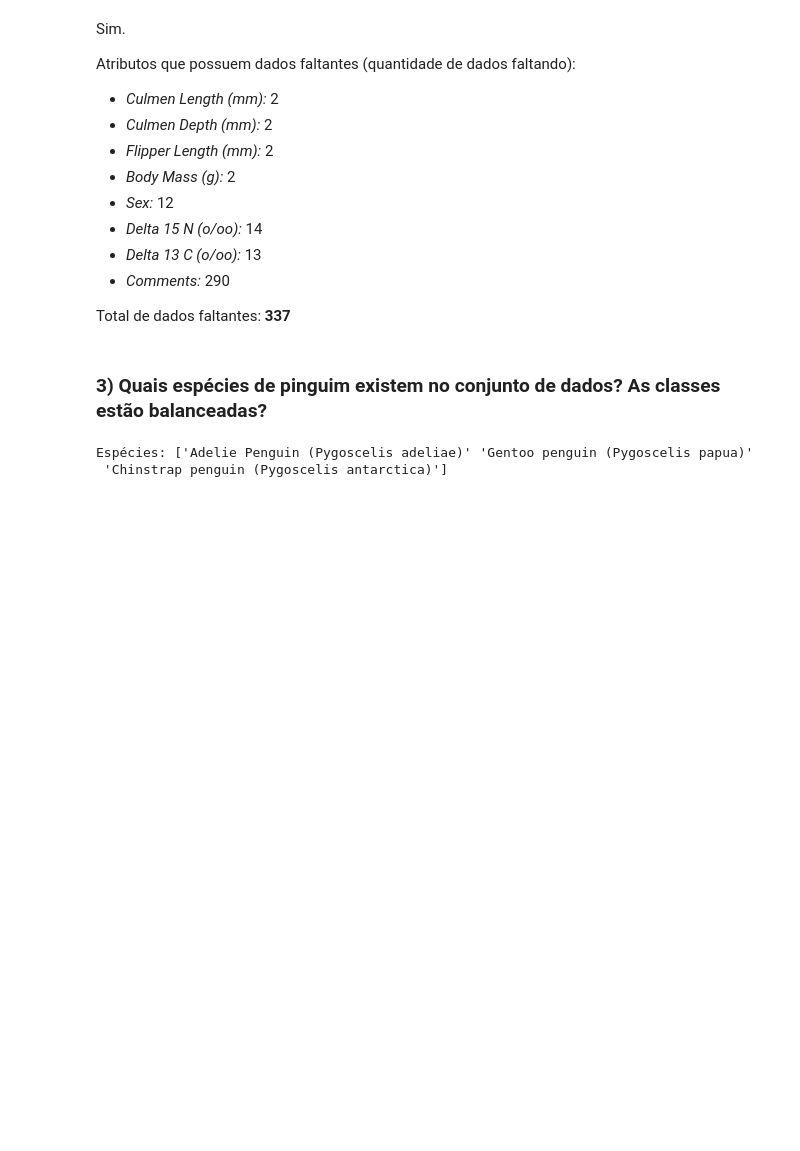
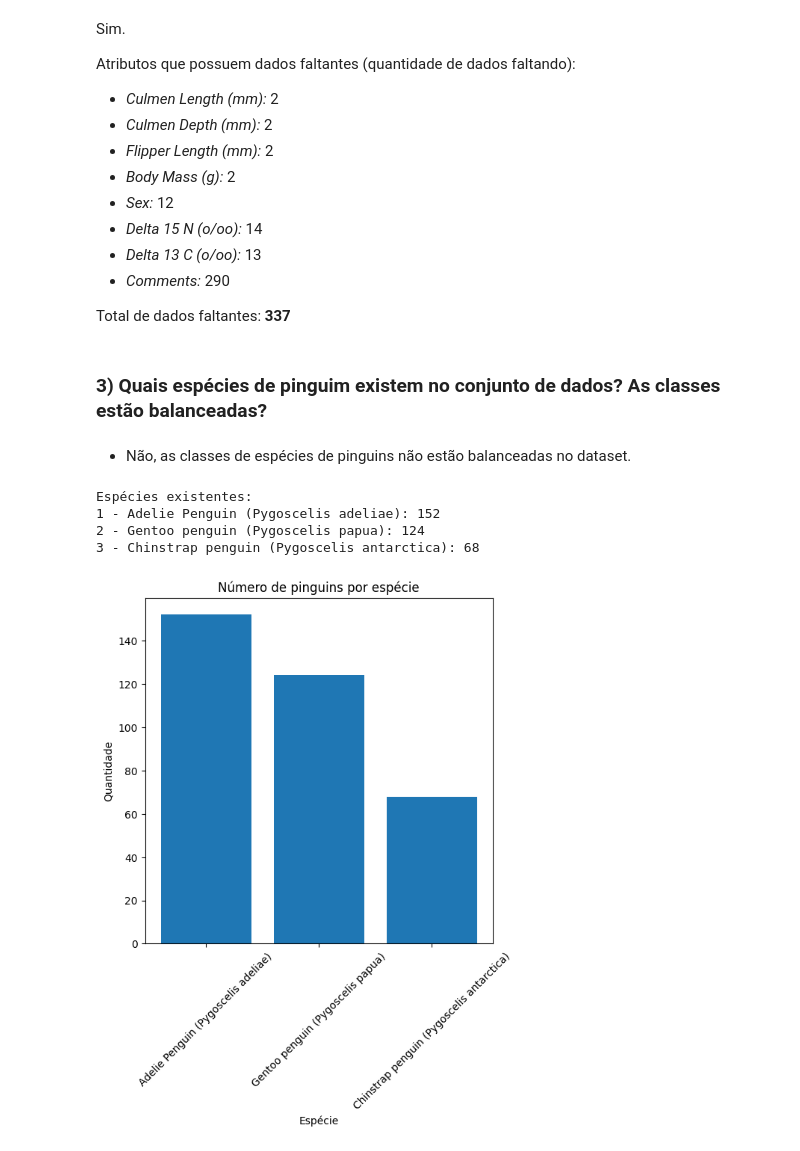
Before and after one commit to ighortelles/cpa-exerc-aed, a Jupyter notebook: main.ipynb, the cells around one changed output. Saved outputs shown, nothing was run; the diff lists cells and outputs as text; code cells hidden in the pictures; blank space fills up the shorter version.

```diff
--- a/main.ipynb
+++ b/main.ipynb
@@ -105,9 +111,24 @@ Atributos que possuem dados faltantes (quantidade de dados faltando):
 Total de dados faltantes: **337**
 # %% [markdown]
 ### 3) Quais espécies de pinguim existem no conjunto de dados? As classes estão balanceadas?
+# %% [markdown]
+- Não, as classes de espécies de pinguins não estão balanceadas no dataset.
 # %%
-especies = penguins['Species'].unique()
-print(f"Espécies: {especies}")
+especies = penguins['Species'].value_counts().to_frame().reset_index()
+print('Espécies existentes: ')
+for index, row in especies.iterrows():
+    print(f"{index+1} - {row['Species']}: {row['count']}")
+
+plt.figure(figsize=(6, 6))
+plt.bar(especies['Species'], especies['count'])
+plt.title("Número de pinguins por espécie")
+plt.xlabel("Espécie")
+plt.ylabel("Quantidade")
+plt.tick_params(axis='x', labelrotation=45)
+plt.show()
 # %% [output]
-Espécies: ['Adelie Penguin (Pygoscelis adeliae)' 'Gentoo penguin (Pygoscelis papua)'
- 'Chinstrap penguin (Pygoscelis antarctica)']
+Espécies existentes:
+1 - Adelie Penguin (Pygoscelis adeliae): 152
+2 - Gentoo penguin (Pygoscelis papua): 124
+3 - Chinstrap penguin (Pygoscelis antarctica): 68
+[figure, added]
```
Also changed, not shown: parts of 12 cells of this notebook.
